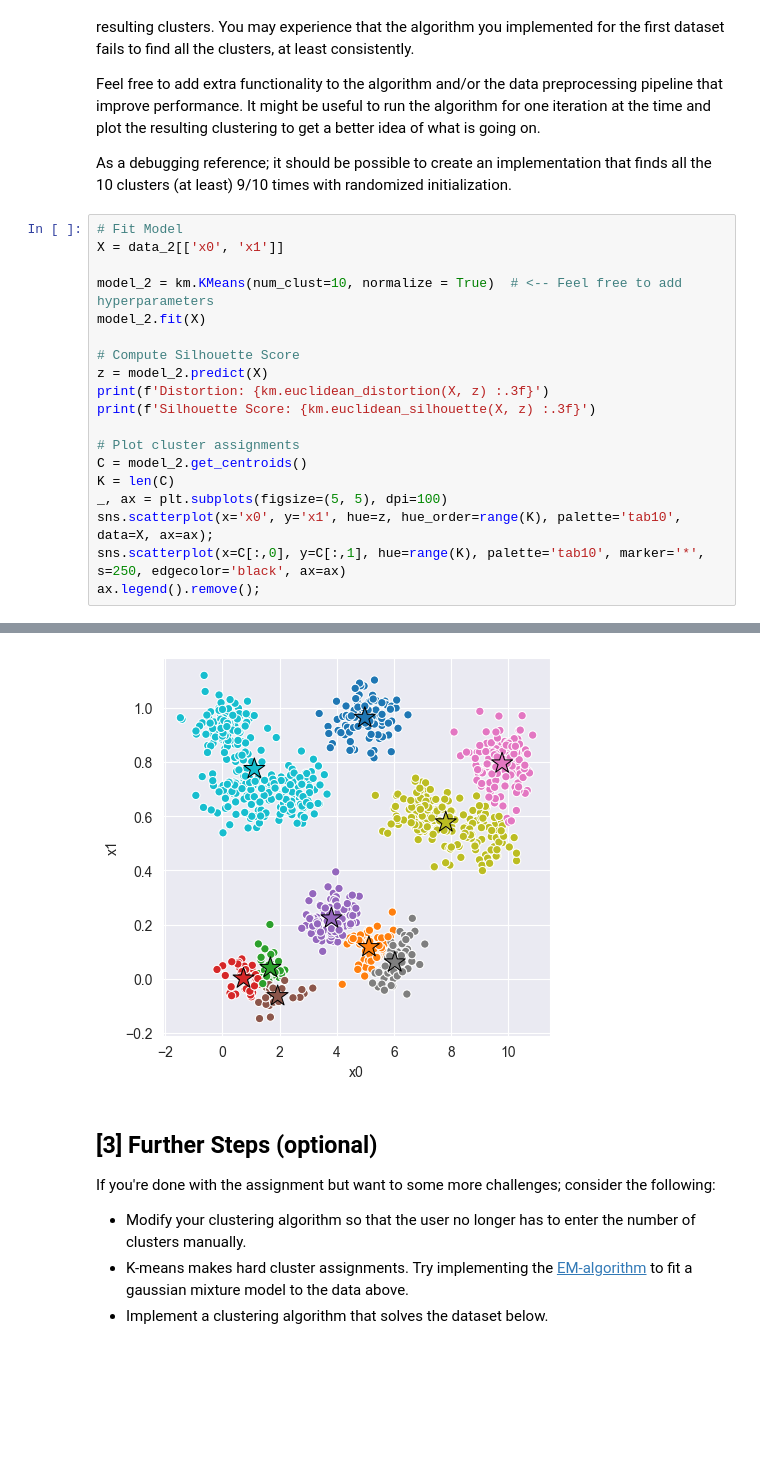
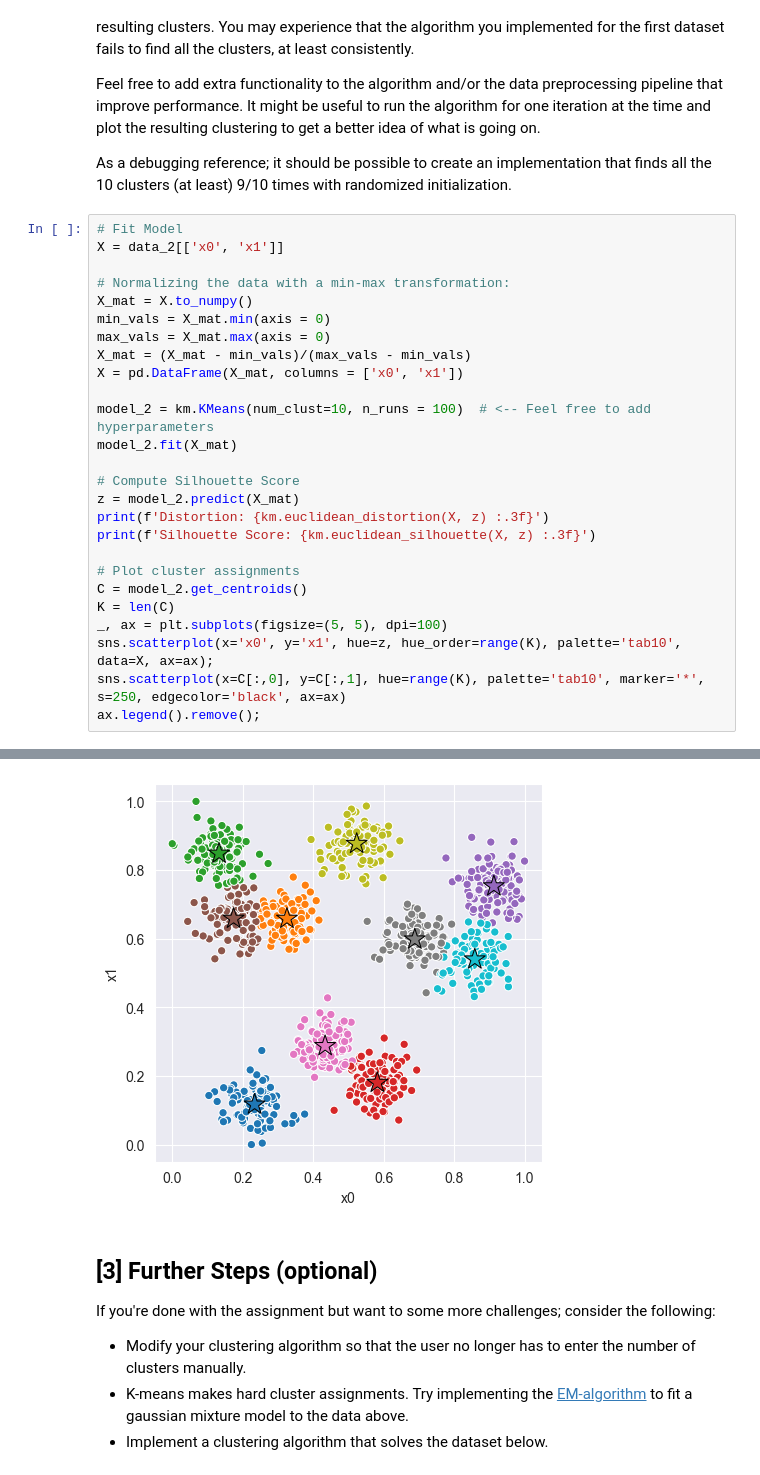
Before and after one commit to jimoskar/ml, a Jupyter notebook: k_means/experiment.ipynb, the cells around one changed output, grey strips where cells are left out. Drawn from its saved outputs; the diff is of its cells as text; blank space fills up the shorter version.

```diff
--- a/k_means/experiment.ipynb
+++ b/k_means/experiment.ipynb
@@ -135,11 +129,18 @@ As a debugging reference; it should be possible to create an implementation that
 # Fit Model
 X = data_2[['x0', 'x1']]
 
-model_2 = km.KMeans(num_clust=10, normalize = True)  # <-- Feel free to add hyperparameters
-model_2.fit(X)
+# Normalizing the data with a min-max transformation:
+X_mat = X.to_numpy()
+min_vals = X_mat.min(axis = 0)
+max_vals = X_mat.max(axis = 0)
+X_mat = (X_mat - min_vals)/(max_vals - min_vals)
+X = pd.DataFrame(X_mat, columns = ['x0', 'x1'])
+
+model_2 = km.KMeans(num_clust=10, n_runs = 100)  # <-- Feel free to add hyperparameters
+model_2.fit(X_mat)
 
 # Compute Silhouette Score
-z = model_2.predict(X)
+z = model_2.predict(X_mat)
 print(f'Distortion: {km.euclidean_distortion(X, z) :.3f}')
 print(f'Silhouette Score: {km.euclidean_silhouette(X, z) :.3f}')
 
@@ -156,4 +172,4 @@ Silhouette Score: 0.145
-[figure, old version]
+[figure, new version]
 # %% [markdown]
 ## [3] Further Steps (optional)
 
```
Also changed, not shown: parts of 3 cells of this notebook, 2 other files.
